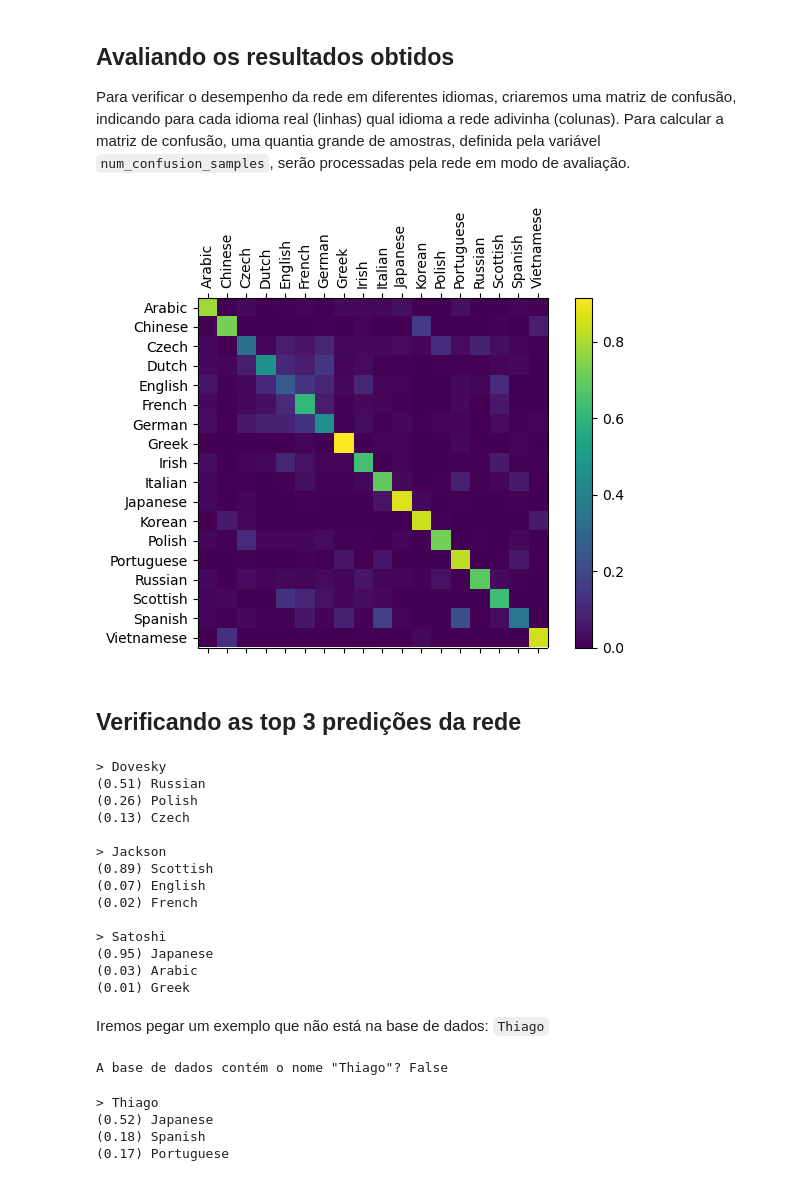
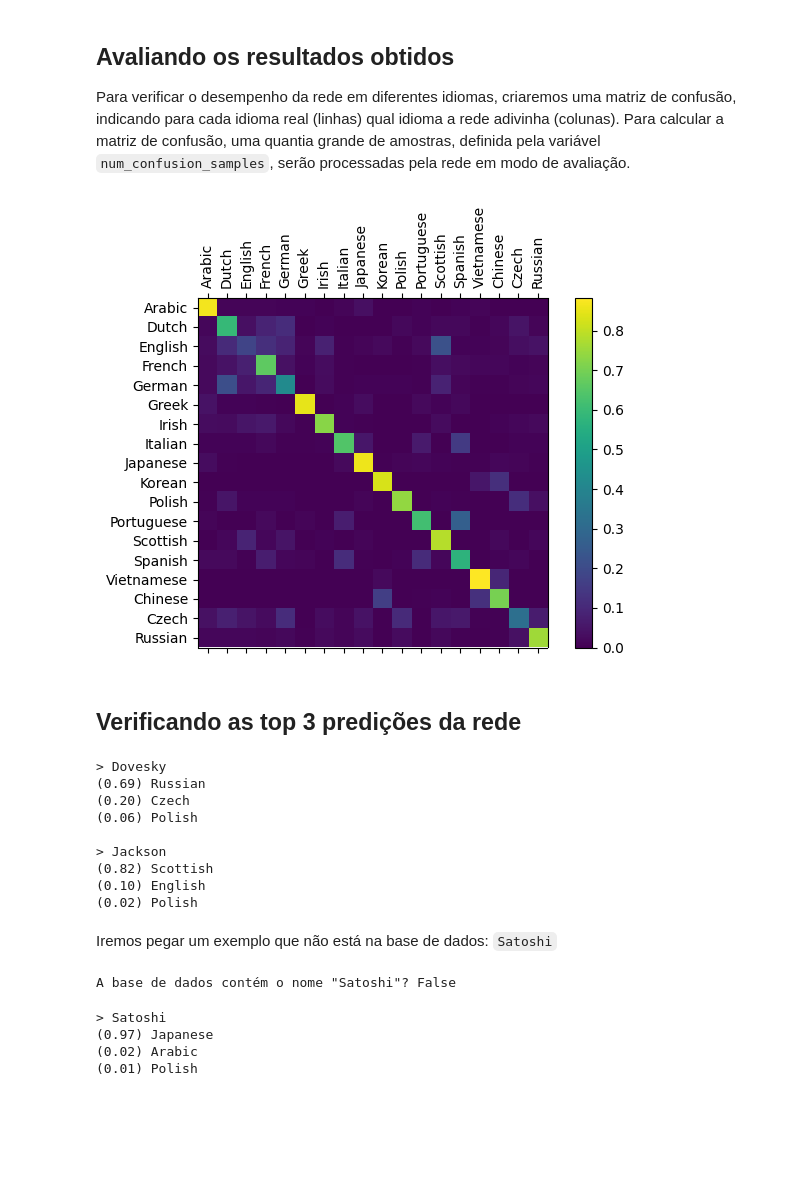
Before and after one commit to ThiagoPoppe/ciag2024, a Jupyter notebook: sequencias/name_classification.ipynb, the cells around one changed output. Saved outputs shown, nothing was run; the diff lists cells and outputs as text; code cells hidden in the pictures; blank space fills up the shorter version.

```diff
--- a/sequencias/name_classification.ipynb
+++ b/sequencias/name_classification.ipynb
@@ -180,13 +152,18 @@ Agora que temos as estruturas `index2letter` e `letter2index` bem definidas, con
 
 - Optamos por trocar a ordem padrão das dimensões dos dados em PyTorch, ou seja, com o tamanho do *batch* no começo, para facilitar operações em sequências no futuro, como utilizar `len` para obter o tamanho da sequência e tornar a indexação mais fácil. Na verdade, especificamente para sequências, PyTorch nos dá a opção de colocar o tamanho do *batch* como primeira dimensão do nosso tensor ou na segunda, sendo a primeira o tamanho da nossa sequência. Veremos isso em mais detalhes quando trabalharmos com os modelos recorrentes implementados pelo PyTorch.
 # %%
+def token2tensor(token):
+    return torch.tensor([token2index[token]], dtype=torch.long)
+
 def name2tensor(name):
     tensor = torch.zeros((len(name), 1), dtype=torch.long)
-    for idx, letter in enumerate(name):
-        tensor[idx] = letter2index[letter]
+
+    for idx, token in enumerate(name):
+        tensor[idx] = token2tensor(token)
 
     return tensor
 
 name = 'Jonas'
+print(f'Tensor para o token J:', token2tensor('J'))
 print(f'Tensor para o nome {name}: {name2tensor(name).T}')  # transposição para fins de print
 # %% [output]
@@ -202,8 +180,8 @@ def language2tensor(language):
 def get_random_pair():
     language = random.choice(languages)
     name = random.choice(language_names[language])
+    name = ''.join(name)  # convertendo lista de caracteres em string
 
-    name = unicode2ascii(name)
     name_tensor = name2tensor(name)
     language_tensor = language2tensor(language)
 
@@ -373,7 +347,7 @@ Realizando o loop de treinamento.
 > Como o nosso modelo recorrente possui como última camada uma `LogSoftmax`, iremos utilizar a função de perda `nn.NLLLoss` (*negative log-likelihood*), que espera log-probabilidades como saída da rede. Um fato curioso é que `nn.CrossEntropyLoss = LogSoftmax + nn.NLLLoss`, segundo a própria [documentação](https://pytorch.org/docs/stable/generated/torch.nn.CrossEntropyLoss.html) da `nn.CrossEntropyLoss`.
 # %%
 criterion = nn.NLLLoss()
-optimizer = optim.SGD(model.parameters(), lr=0.005)
+optimizer = optim.Adam(model.parameters(), lr=0.0005)
 
 loss_interval = 1000  # intervalo para salvar a loss média
 print_interval = 5000  # intervalo para exibir performance da rede
@@ -391,14 +365,14 @@ for iter in tqdm(range(1, num_iterations + 1)):
 
     output = model(name_tensor)
     loss = criterion(output, language_tensor)
-    current_loss += loss
+    current_loss += loss.item()
 
     optimizer.zero_grad()
     loss.backward()
     optimizer.step()
 
     if iter % print_interval == 0:
-        guess = get_language_from_output(output)
+        guess = languages[output.argmax()]
         correct = '✓' if guess == language else f'✗ ({language})'
         print(f'Iter [{iter}/{num_iterations}] => loss: {loss:.5f}, {name} is {guess} {correct}')
 
@@ -431,10 +405,6 @@ plt.title('Evolução da função de perda média ao longo das iterações')
 plt.xlabel('Intervalo de Salvamento')
 plt.ylabel('Valor médio')
 
-# Convertendo de Torch CUDA para arrays numpy
-for i in range(len(all_losses)):
-    all_losses[i] = all_losses[i].detach().cpu().numpy()
-
 plt.plot(all_losses)
 plt.show()
 # %% [output]
@@ -450,35 +420,35 @@ confusion_matrix = torch.zeros(len(languages), len(languages))
 model.eval()
 with torch.no_grad():
     for i in tqdm(range(num_confusion_samples)):
         name, language, name_tensor, language_tensor = get_random_pair()
 
         name_tensor = name_tensor.to(device)
         language_tensor = language_tensor.to(device)
 
         output = model(name_tensor)
-        guess = get_language_from_output(output)
+        guess = languages[output.argmax()]
 
         guess_idx = languages.index(guess)
         language_idx = languages.index(language)
 
         confusion_matrix[language_idx, guess_idx] += 1
 
 # Normalizando as linhas da matriz de confusão
 for i in range(len(languages)):
     confusion_matrix[i] /= confusion_matrix[i].sum()
 
 # Configurando o plot
 fig, ax = plt.subplots()
 
 img = ax.matshow(confusion_matrix.numpy())
 fig.colorbar(img)
 
 ax.set_xticks(range(len(languages)), languages, rotation=90)
 ax.set_yticks(range(len(languages)), languages)
 
 fig.tight_layout()
 # %% [output]
-[figure, old version]
+[figure, new version]
 # %% [markdown]
 ## Verificando as top 3 predições da rede
 # %%
@@ -497,33 +467,27 @@ def predict(name):
 
 predict('Dovesky')
 predict('Jackson')
-predict('Satoshi')
 # %% [output]
 > Dovesky
-(0.51) Russian
-(0.26) Polish
-(0.13) Czech
+(0.69) Russian
+(0.20) Czech
+(0.06) Polish
 
 > Jackson
-(0.89) Scottish
-(0.07) English
-(0.02) French
-
-> Satoshi
-(0.95) Japanese
-(0.03) Arabic
-(0.01) Greek
+(0.82) Scottish
+(0.10) English
+(0.02) Polish
 # %% [markdown]
-Iremos pegar um exemplo que não está na base de dados: `Thiago`
+Iremos pegar um exemplo que não está na base de dados: `Satoshi`
 # %%
-has_thiago = 'Thiago' in language_names['Portuguese']
-print(f'A base de dados contém o nome "Thiago"? {has_thiago}')
+has_satoshi = 'Satoshi' in language_names['Japanese']
+print(f'A base de dados contém o nome "Satoshi"? {has_satoshi}')
 # %% [output]
-A base de dados contém o nome "Thiago"? False
+A base de dados contém o nome "Satoshi"? False
 # %%
-predict('Thiago')
+predict('Satoshi')
 # %% [output]
-> Thiago
-(0.52) Japanese
-(0.18) Spanish
-(0.17) Portuguese
+> Satoshi
+(0.97) Japanese
+(0.02) Arabic
+(0.01) Polish
```
Also changed, not shown: parts of 19 cells of this notebook, 2 other files.
